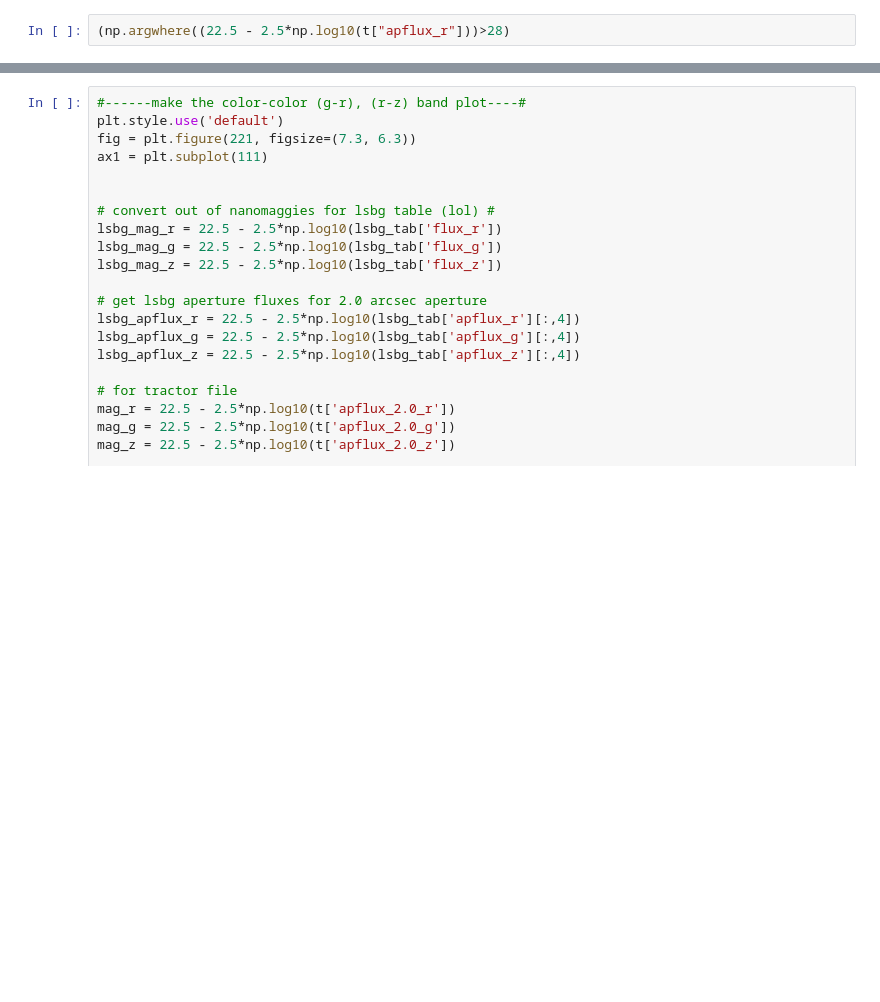
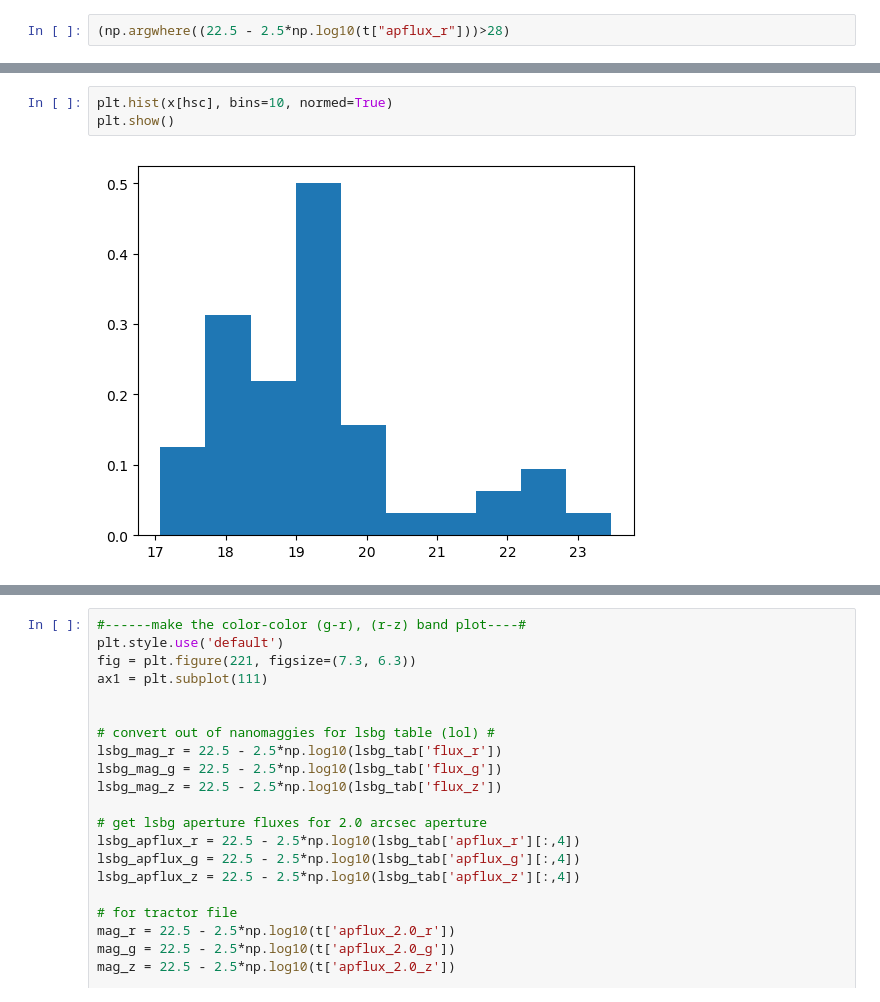
Before and after one commit to tlmakinen/ultra-diffuse-galaxy-JP, a Jupyter notebook: legacy-file-assembly.ipynb, the cells around one changed output, grey strips where cells are left out. Drawn from its saved outputs; the diff is of its cells as text; blank space fills up the shorter version.

```diff
--- a/legacy-file-assembly.ipynb
+++ b/legacy-file-assembly.ipynb
@@ -396,0 +439,5 @@ plt.show()
+# %%
+plt.hist(x[hsc], bins=10, normed=True)
+plt.show()
+# %% [output]
+[figure, added]
```
Also changed, not shown: parts of 25 cells of this notebook, 4 other files.
